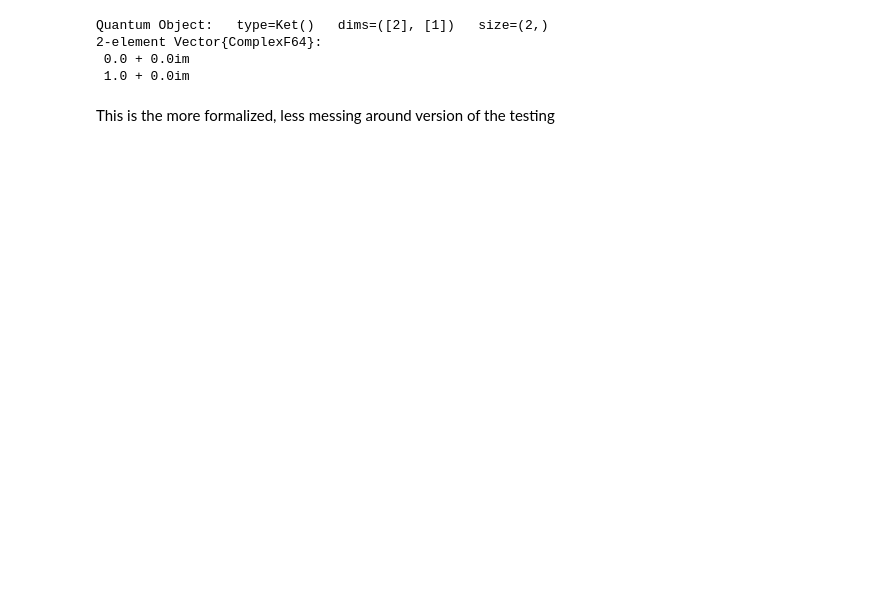
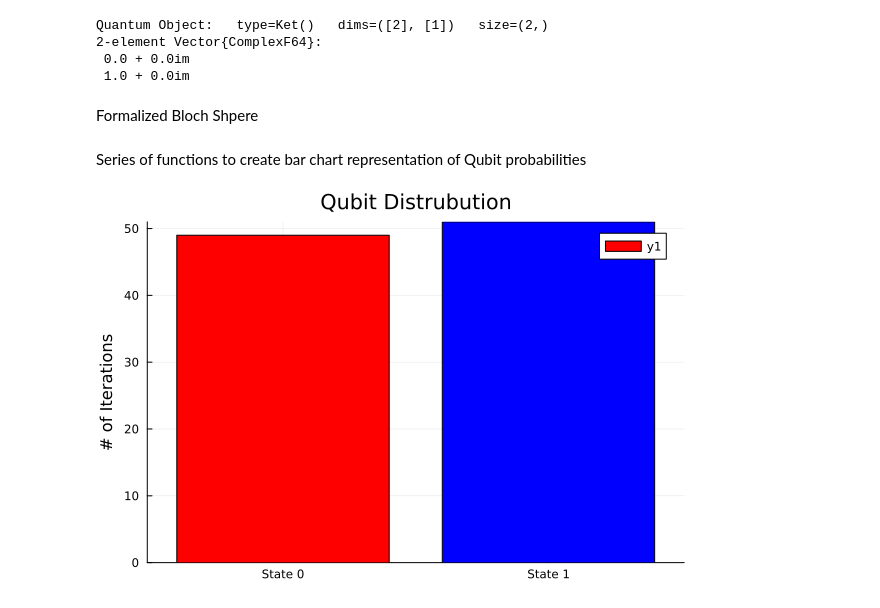
Before and after one commit to Ianborden/Quantum-APL, a Jupyter notebook: TestingDayOneBloch.ipynb, the cells around one changed output. Cells and saved outputs as stored; diff of their text form; code cells hidden in the pictures; blank space fills up the shorter version.

Commit message:
Animation and visuals

```diff
--- a/TestingDayOneBloch.ipynb
+++ b/TestingDayOneBloch.ipynb
@@ -54,7 +55,7 @@ vecs = [z0,z1]
 fig, _ = render(b)
 fig
 # %% [markdown]
-This is the more formalized, less messing around version of the testing
+Formalized Bloch Shpere
 # %%
 b = Bloch()
 Zero = basis(2,0)
@@ -77,17 +78,51 @@ Px = cos(theta/2)*Zero+sin(theta/2)*exp(im*phi)*One
 #add_states!(b,Y*Zero)
 fig, _ = render(b)
 fig
+# %% [markdown]
+Series of functions to create bar chart representation of Qubit probabilities
 # %%
-lst = [H,Z]
-clear!(b)
+lst = [H,Y]
 function gate(vec , lst)
     for i in lst
         vec = i * vec
     end
     return vec
 end
 final = gate(Zero,lst)
 
-add_states!(b,final)
-fig, _ = render(b)
-fig
+function measure(vec)
+    if abs2(vec[1]) > rand()
+        vec[1] = 1
+        vec[2] = 0
+        return 0
+        end
+    vec[1] = 0
+    vec[2] = 1
+    return 1
+end
+
+function count(n)
+    count0 = 0
+    count1 = 0
+    for i in range(1,n)
+        state = gate(Zero, lst)
+        measured = measure(state)
+        if measured < 1
+            count0 += 1
+        else
+            count1 += 1
+        end
+        state = Zero
+    end
+    return [count0, count1]
+end
+
+operated = count(100)
+
+bar(["State 0", "State 1"],
+    [operated[1], operated[2]],
+    title = "Qubit Distrubution",
+    color = [:red, :blue],
+    ylabel = "# of Iterations")
+# %% [output]
+[figure, added]
```
Also changed, not shown: parts of 4 cells of this notebook, 4 other files.
